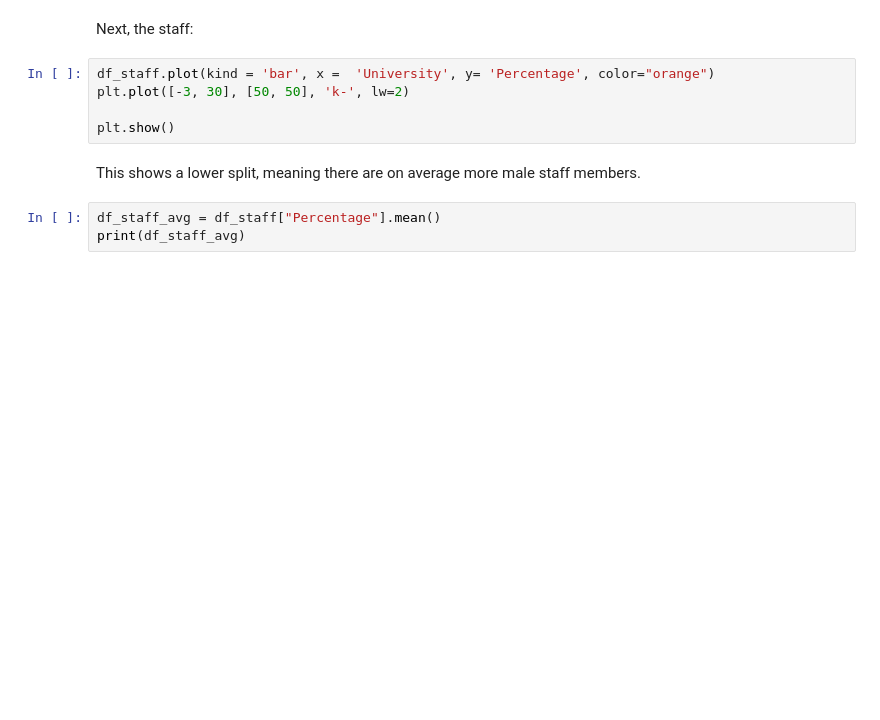
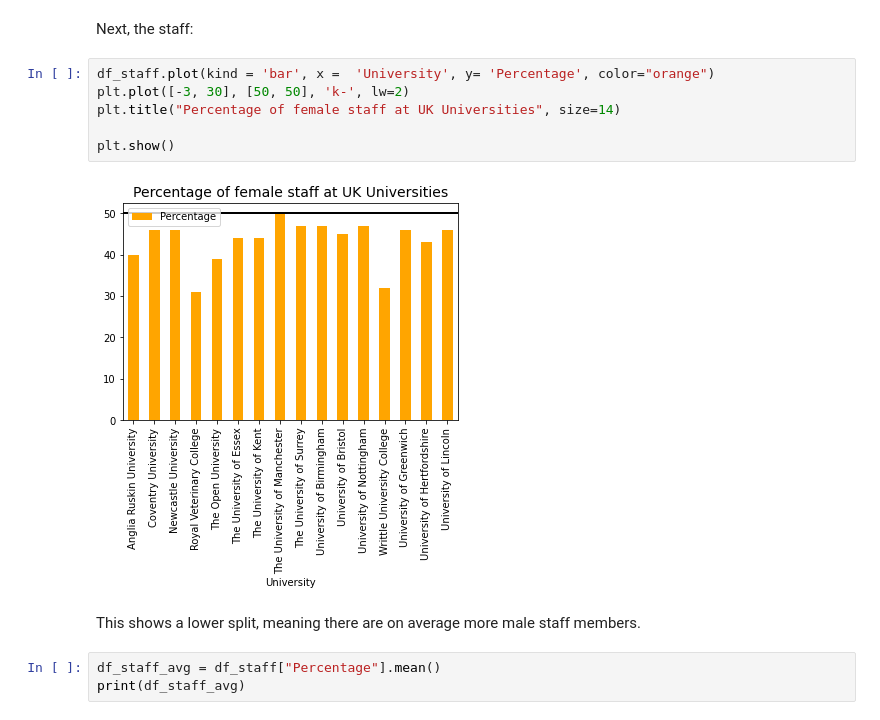
Before and after one commit to AdelaideBaron/CFG_Final_Project, a Jupyter notebook: API's & Mapping/uniDB_demographics.ipynb, the cells around one changed output. Drawn from its saved outputs; the diff is of its cells as text; blank space fills up the shorter version.

```diff
--- a/API's & Mapping/uniDB_demographics.ipynb
+++ b/API's & Mapping/uniDB_demographics.ipynb
@@ -521,8 +652,11 @@ Next, the staff:
 # %%
 df_staff.plot(kind = 'bar', x =  'University', y= 'Percentage', color="orange")
 plt.plot([-3, 30], [50, 50], 'k-', lw=2)
+plt.title("Percentage of female staff at UK Universities", size=14)
 
 plt.show()
+# %% [output]
+[figure, added]
 # %% [markdown]
 This shows a lower split, meaning there are on average more male staff members.
 # %%
```
Also changed, not shown: parts of 46 cells of this notebook.
